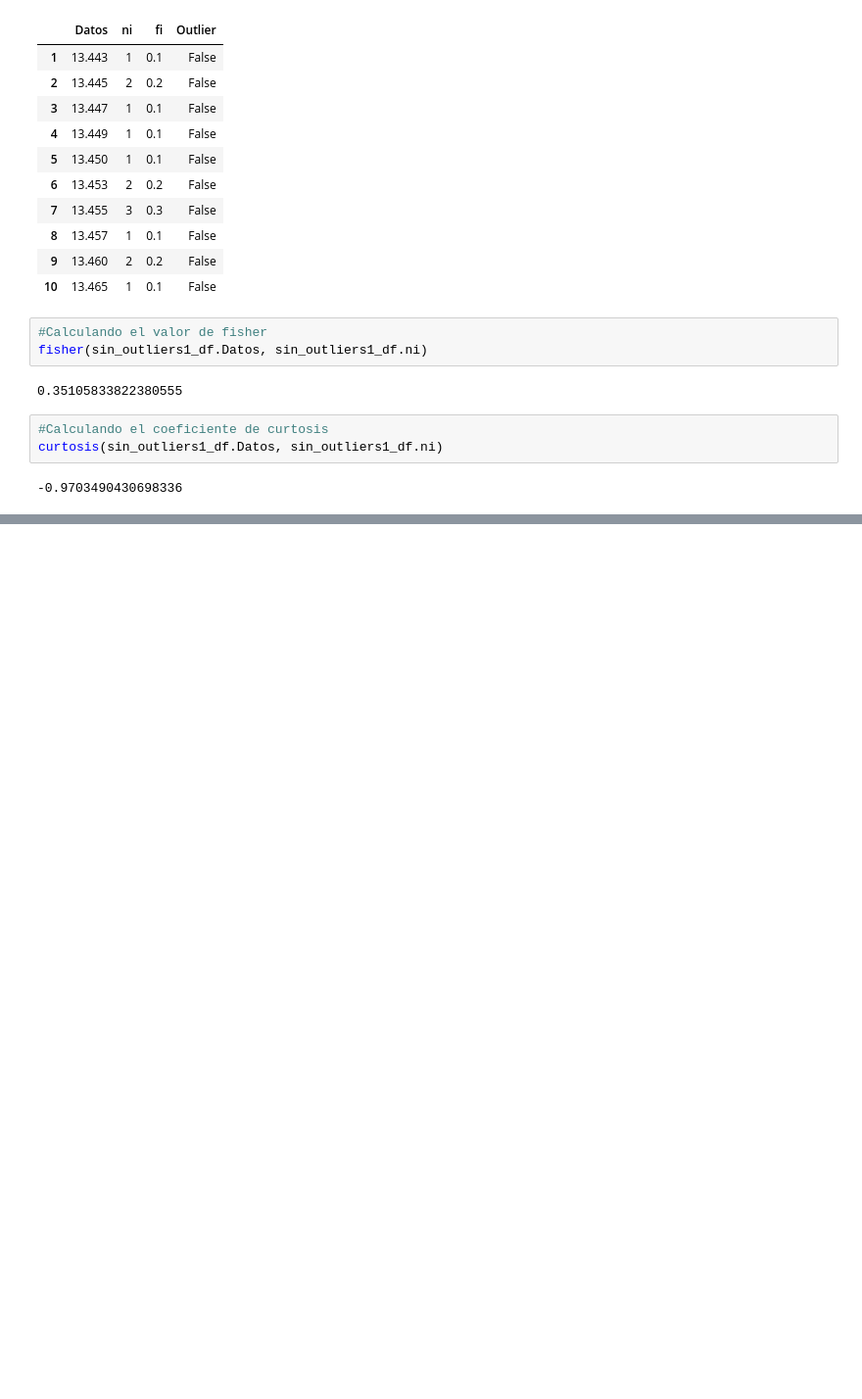
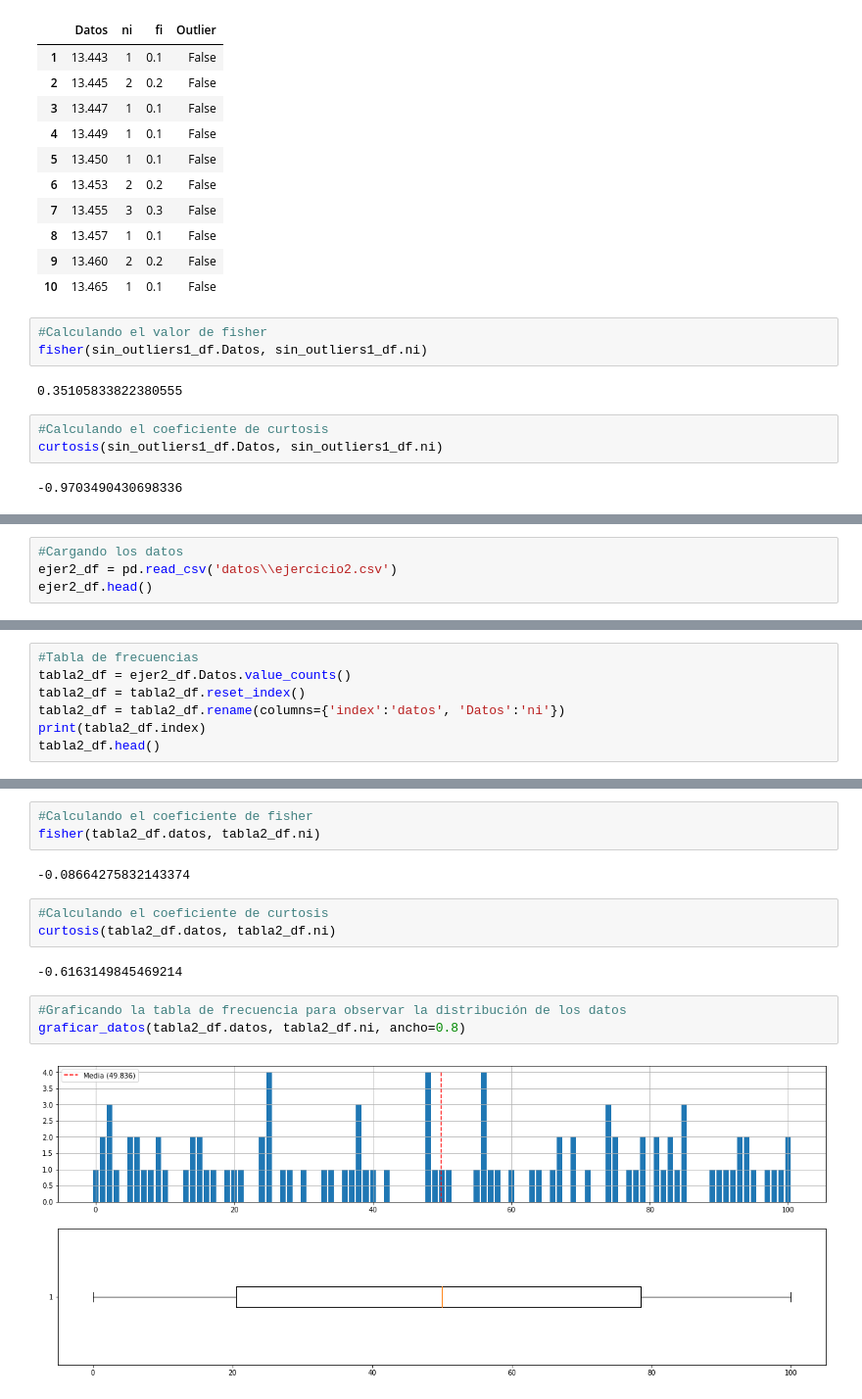
Before and after one commit to DiegoAlejandroLozano/Estadistica_Descriptiva, a Jupyter notebook: Estadistico_de_forma.ipynb, the cells around one changed output, grey strips where cells are left out. Shown at 98% size. Drawn from its saved outputs; the diff is of its cells as text; blank space fills up the shorter version.

```diff
--- a/Estadistico_de_forma.ipynb
+++ b/Estadistico_de_forma.ipynb
@@ -196,0 +200,4 @@ plt.show()
+# %%
+#Cargando los datos
+ejer2_df = pd.read_csv('datos\\ejercicio2.csv')
+ejer2_df.head()
@@ -196,0 +231,7 @@ plt.show()
+# %%
+#Tabla de frecuencias
+tabla2_df = ejer2_df.Datos.value_counts()
+tabla2_df = tabla2_df.reset_index()
+tabla2_df = tabla2_df.rename(columns={'index':'datos', 'Datos':'ni'})
+print(tabla2_df.index)
+tabla2_df.head()
@@ -196,0 +246,15 @@ plt.show()
+# %%
+#Calculando el coeficiente de fisher
+fisher(tabla2_df.datos, tabla2_df.ni)
+# %% [output]
+-0.08664275832143374
+# %%
+#Calculando el coeficiente de curtosis
+curtosis(tabla2_df.datos, tabla2_df.ni)
+# %% [output]
+-0.6163149845469214
+# %%
+#Graficando la tabla de frecuencia para observar la distribución de los datos
+graficar_datos(tabla2_df.datos, tabla2_df.ni, ancho=0.8)
+# %% [output]
+[figure, added]
```
Also changed, not shown: parts of 12 cells of this notebook, 1 other file.
